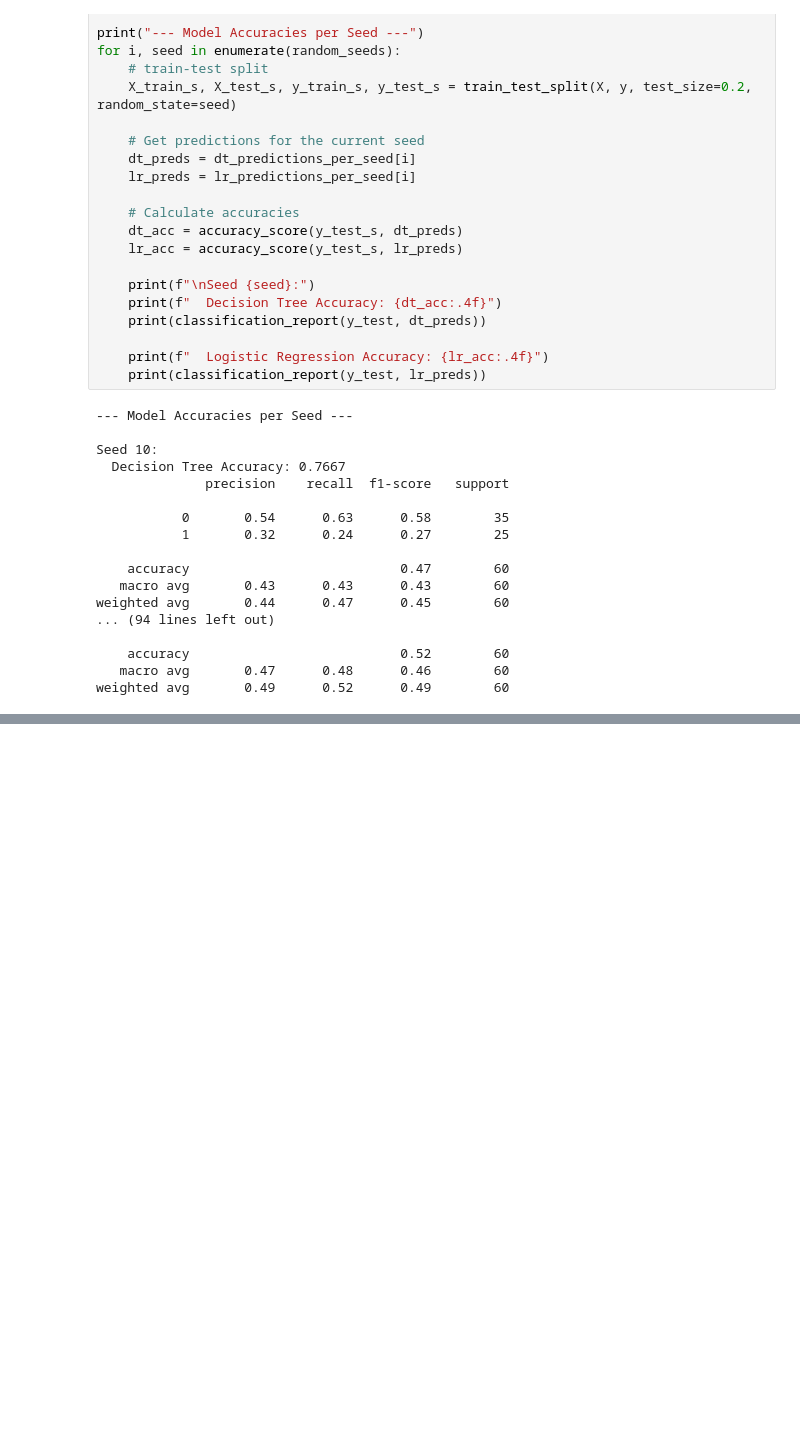
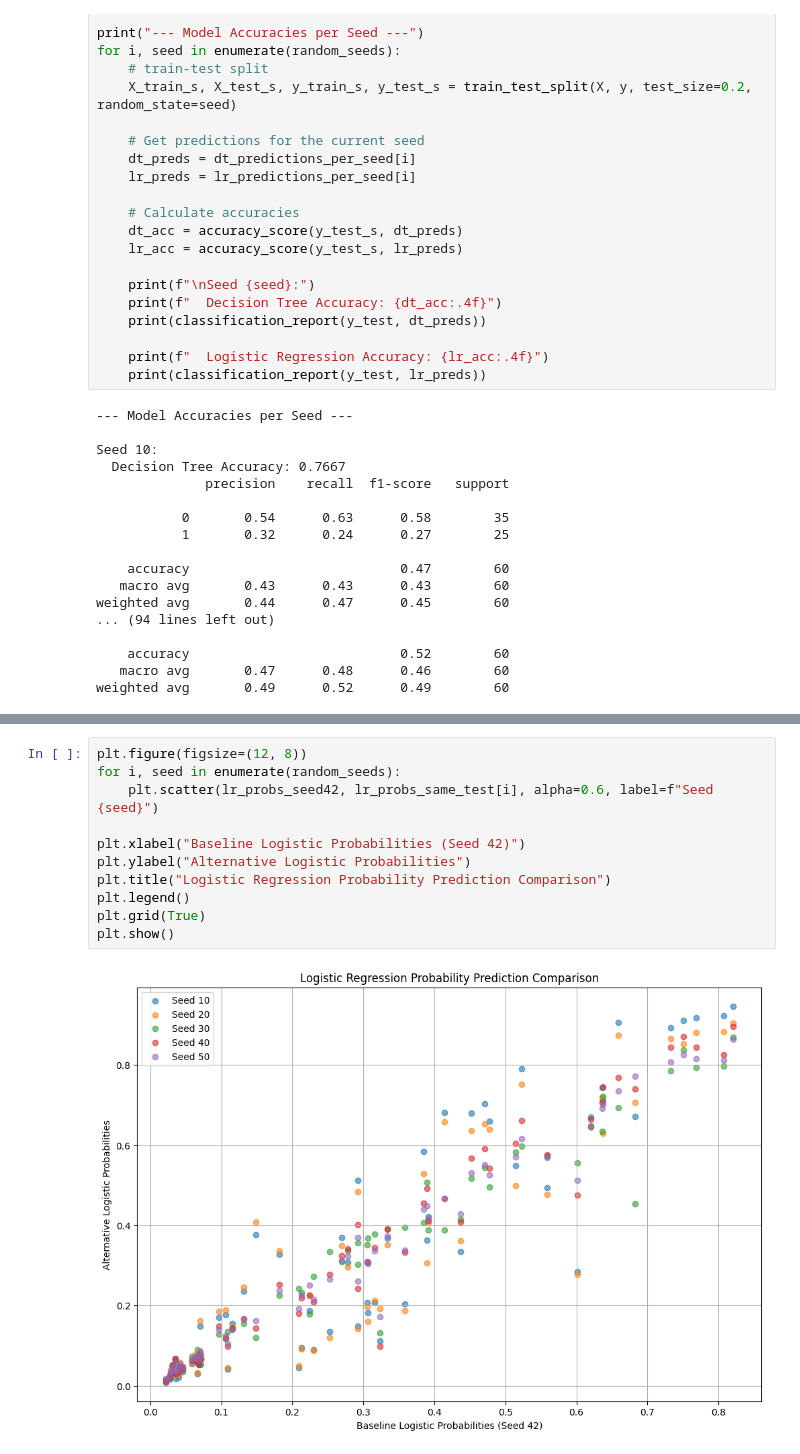
Before and after one commit to ap-vp/lab_tree_stability, a Jupyter notebook: lab_notebook.ipynb, the cells around one changed output, grey strips where cells are left out. Drawn from its saved outputs; the diff is of its cells as text; blank space fills up the shorter version.

```diff
--- a/lab_notebook.ipynb
+++ b/lab_notebook.ipynb
@@ -472,0 +314,13 @@ Logistic Regression (Base Seed 42 vs. Alternative Seed 50):
+# %%
+plt.figure(figsize=(12, 8))
+for i, seed in enumerate(random_seeds):
+    plt.scatter(lr_probs_seed42, lr_probs_same_test[i], alpha=0.6, label=f"Seed {seed}")
+
+plt.xlabel("Baseline Logistic Probabilities (Seed 42)")
+plt.ylabel("Alternative Logistic Probabilities")
+plt.title("Logistic Regression Probability Prediction Comparison")
+plt.legend()
+plt.grid(True)
+plt.show()
+# %% [output]
+[figure, added]
```
Also changed, not shown: parts of 26 cells of this notebook.
